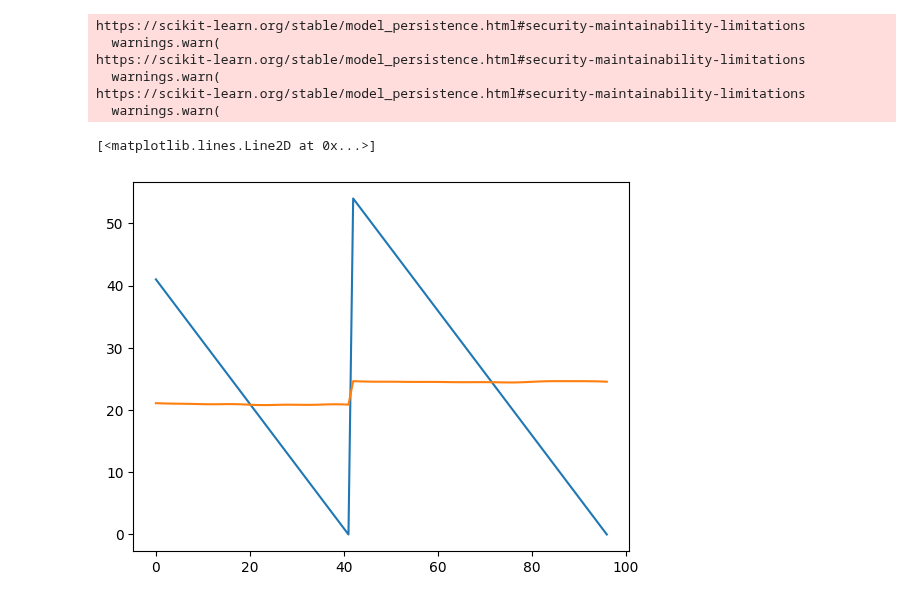
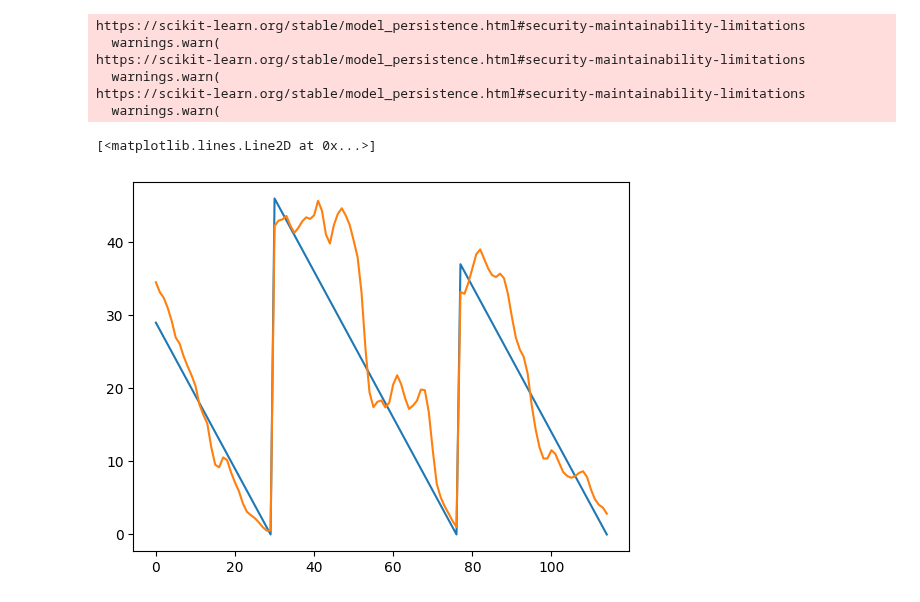
Before and after one commit to tilman151/crule, a Jupyter notebook: data-scenario-analysis.ipynb, the cells around one changed output. Cells and saved outputs as stored; diff of their text form; code cells hidden in the pictures.

```diff
--- a/data-scenario-analysis.ipynb
+++ b/data-scenario-analysis.ipynb
@@ -12,5 +13,7 @@ from statsmodels.regression.mixed_linear_model import MixedLMResults
 # %%
-runs = wandb.Api().runs("tkrokotsch/data-scenarios", filters={"tags": {"$ne": "pretraining", "$in": ["cmapss", "ncmapss"]}})
+cmapss_runs = wandb.Api().runs("tkrokotsch/data-scenarios", filters={"tags": {"$ne": "pretraining", "$in": ["cmapss"]}, "created_at": {"$lt": "2024-05-30"}})
+ncmapss_runs = wandb.Api().runs("tkrokotsch/data-scenarios", filters={"tags": {"$ne": "pretraining", "$in": ["ncmapss"]}, "created_at": {"$gt": "2024-05-30"}})
+ncmapss_baseline = wandb.Api().runs("tkrokotsch/data-scenarios", filters={"$and": [{"tags": {"$ne": "pretraining"}}, {"tags": "ncmapss"}, {"tags": "baseline"}]})
 # %%
 percent_fail_runs_bins = [0.2, 0.4, 0.6, 0.8, 1.0]
 
@@ -22,13 +25,14 @@ def _parse_fail_runs(row):
 # %%
 df = []
 target_val_key = "val/target/rmse/dataloader_idx_1"
-for run in tqdm(runs, total=len(runs), unit="run"):
+for run in tqdm(chain(cmapss_runs, ncmapss_runs, ncmapss_baseline), total=cmapss_runs.length + ncmapss_runs.length, unit="run"):
     if not run.state == "finished":
         continue
     config = run.config
     metrics = run.summary_metrics
     val_loss = metrics[target_val_key] if target_val_key in metrics else metrics["val/loss"]
-    df.append(
+    try:
+        df.append(
         {
             "dataset": config["source"]["reader"]["dataset"],
             "source": config["source"]["reader"]["fd"],
@@ -44,6 +48,8 @@ for run in tqdm(runs, total=len(runs), unit="run"):
             "val/target/rmse": val_loss["best"],
         }
     )
+    except KeyError:
+        print(run.id)
 df = pd.DataFrame.from_records(df)
 
 ncmapss_fail_runs = df[df["dataset"] == "ncmapss"].loc[:, ("target", "percent_fail_runs")]
@@ -310,7 +418,8 @@ import numpy as np
 from crule.run.utils import NcmapssAverageExtractor
 
 fd1 = rul_datasets.NCmapssReader(3, padding_value=-1)
-dm = rul_datasets.RulDataModule(fd1, batch_size=32, window_size=30, feature_extractor=NcmapssAverageExtractor(num_sections=2, padding_value=-1))
+dm = rul_datasets.RulDataModule(fd1, batch_size=32, window_size=30, feature_extractor=NcmapssAverageExtractor(num_sections=2, padding_value=-1, window_size=30))
+dm.prepare_data()
 dm.setup()
 # %% [output]
 https://scikit-learn.org/stable/model_persistence.html#security-maintainability-limitations
@@ -322,20 +431,20 @@ https://scikit-learn.org/stable/model_persistence.html#security-maintainability-
 # %%
 import matplotlib.pyplot as plt
 
-model = rul_adapt.approach.SupervisedApproach.load_from_checkpoint("/home/tilman/Programming/crule/ncmapss_check/test/x6a0649a/checkpoints/epoch=1-step=38.ckpt")
+model = rul_adapt.approach.SupervisedApproach.load_from_checkpoint("/home/tilman/Programming/crule/ncmapss_check/test/k6mm8xnp/checkpoints/epoch=6-step=189.ckpt")
 model.eval()
 
-dataset = torch.utils.data.DataLoader(dm.to_dataset("val"), batch_size=32)
+dataset = torch.utils.data.DataLoader(dm.to_dataset("test"), batch_size=32)
 predictions = []
 labels = []
 for batch, label in dataset:
     predictions.append(model(batch).detach().numpy())
     labels.append(label.detach().numpy())
 predictions = np.concatenate(predictions)
 labels = np.concatenate(labels)
 
 plt.plot(labels)
 plt.plot(predictions)
 # %% [output]
 [<matplotlib.lines.Line2D at 0x...>]
-[figure, old version]
+[figure, new version]
```
Also changed, not shown: parts of 16 cells of this notebook, 7 other files.
